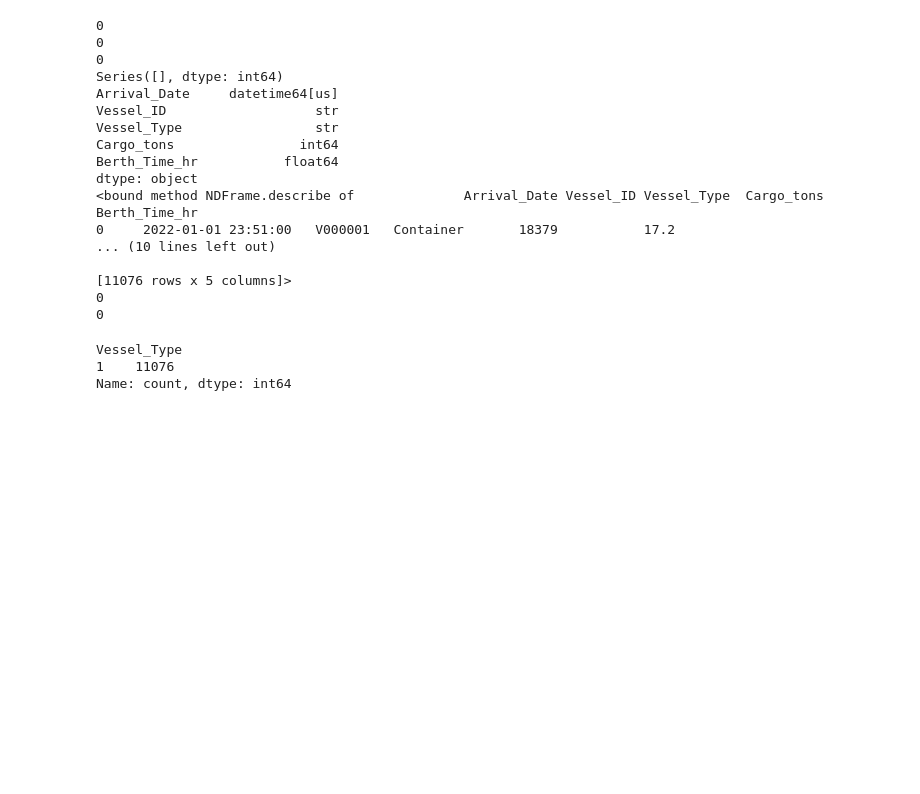
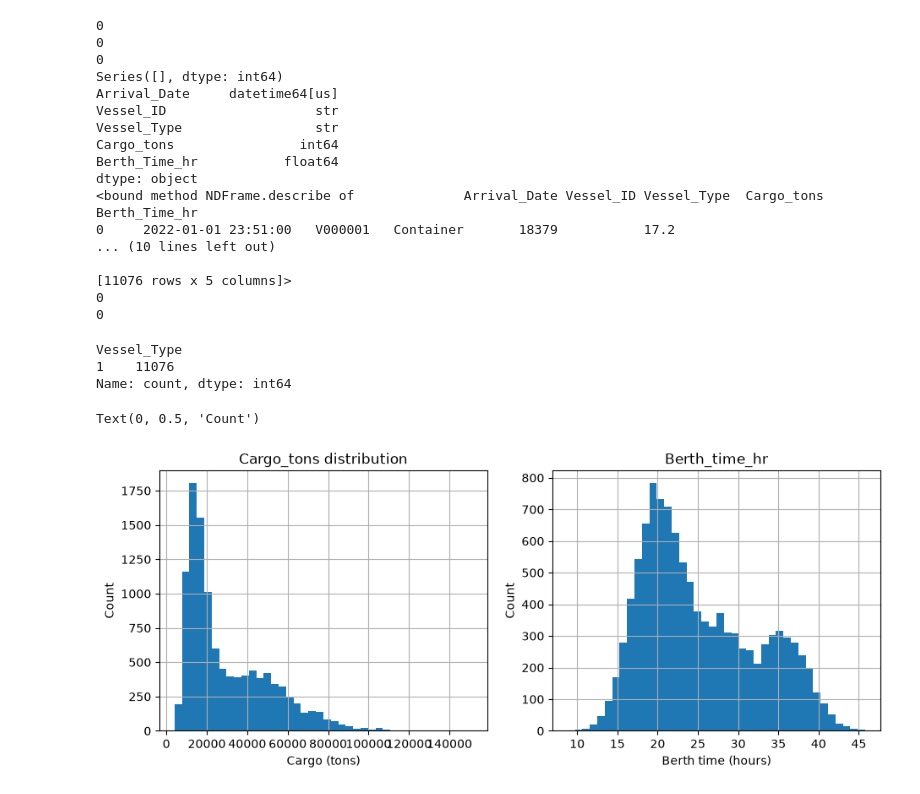
Before and after one commit to YuxinWang-y/Group-16-SNS, a Jupyter notebook: src/understand_data.ipynb, the cells around one changed output. Cells and saved outputs as stored; diff of their text form; code cells hidden in the pictures; blank space fills up the shorter version.

```diff
--- a/src/understand_data.ipynb
+++ b/src/understand_data.ipynb
@@ -110,3 +110,18 @@ Vessel_Type
 Name: count, dtype: int64
 # %%
 # 4.1 investigate more with plotting the data
+
+fig, ax = plt.subplots(1, 2, figsize=(11, 4))
+
+wd['Cargo_tons'].hist(bins=40, ax=ax[0])
+ax[0].set_title('Cargo_tons distribution')
+ax[0].set_xlabel('Cargo (tons)')
+ax[0].set_ylabel('Count')
+
+wd['Berth_Time_hr'].hist(bins=40, ax = ax[1])
+ax[1].set_title('Berth_time_hr')
+ax[1].set_xlabel('Berth time (hours)')
+ax[1].set_ylabel('Count')
+# %% [output]
+Text(0, 0.5, 'Count')
+[figure, added]
```
